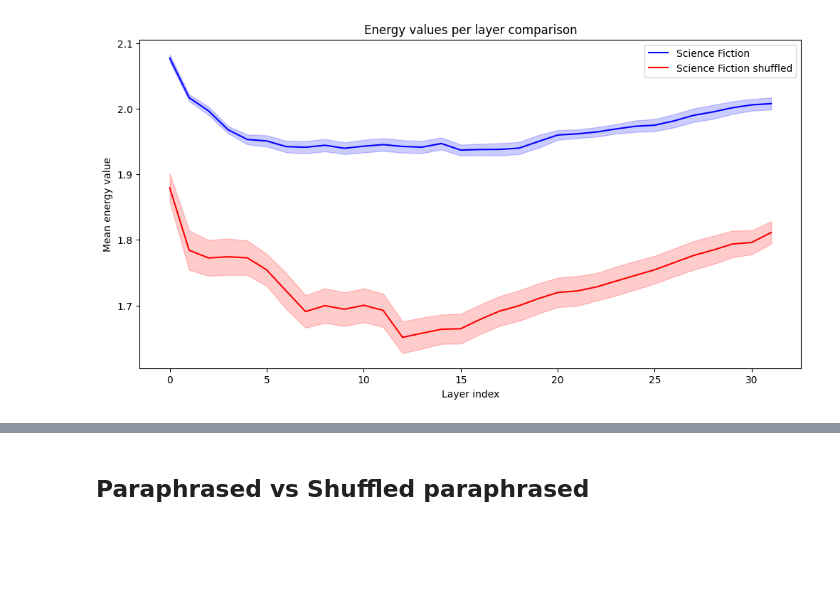
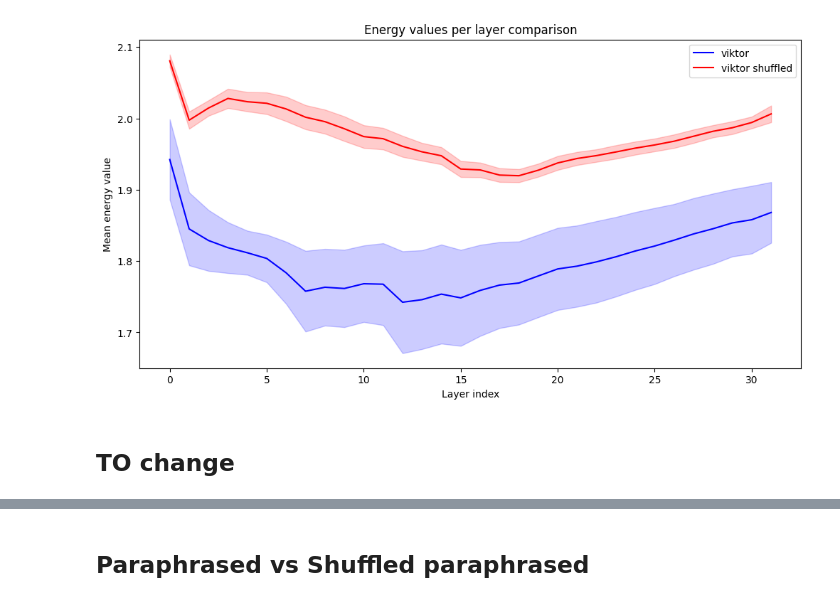
Before and after one commit to joaocnvdias/mech-i-coherence, a Jupyter notebook: vector-fields/development/layer-plot.ipynb, the cells around one changed output, grey strips where cells are left out. Cells and saved outputs as stored; diff of their text form; code cells hidden in the pictures; blank space fills up the shorter version.

Commit message:
refactoring plotting notebook + bug fixes

```diff
--- a/vector-fields/development/layer-plot.ipynb
+++ b/vector-fields/development/layer-plot.ipynb
@@ -318,0 +430,12 @@ for i in range(shuffled_input_ids.shape[0]):
+# %%
+tokenizer.padding_side = "right"
+
+viktor_model_inputs, viktor_ids, shuffled_viktor_ids = prompt_to_shuffled(prompt_type="generation", prompt_topic="viktor", tokenizer=tokenizer, terminators=terminators, device=device, rng=rng)
+viktor_energies_right = inference_loop(viktor_ids, viktor_model_inputs, tokenizer, shuffle = False, skip_tokens = False)
+shuffled_viktor_energies_right = inference_loop(shuffled_viktor_ids, viktor_model_inputs, tokenizer, shuffle = True, skip_tokens = False)
+# %%
+tokenizer.padding_side = "left"
+
+viktor_model_inputs, viktor_ids, shuffled_viktor_ids = prompt_to_shuffled(prompt_type="generation", prompt_topic="viktor", tokenizer=tokenizer, terminators=terminators, device=device, rng=rng)
+viktor_energies_left = inference_loop(viktor_ids, viktor_model_inputs, tokenizer, shuffle = False, skip_tokens = False)
+shuffled_viktor_energies_left = inference_loop(shuffled_viktor_ids, viktor_model_inputs, tokenizer, shuffle = True, skip_tokens = False)
@@ -318,0 +480,28 @@ for i in range(shuffled_input_ids.shape[0]):
+# %%
+#both padding on right
+plt.figure(figsize=(12, 6))
+
+all_lists = [
+    ("viktor", good_viktor, "blue"),
+    ("viktor shuffled", bad_viktor, "red"),
+]
+
+for name, energy_list, color in all_lists:
+    # Stack tensors to 2D array and convert to float32
+    data = torch.stack([t.float() for t in energy_list]).numpy()
+
+    # Compute mean and std across layers (or generations) for each neuron index
+    mean_vals = np.mean(data, axis=0)
+    std_vals = np.std(data, axis=0)
+
+    x = np.arange(data.shape[1])
+
+    # Plot mean line with shaded variance
+    plt.plot(x, mean_vals, label=name, color=color)
+    plt.fill_between(x, mean_vals - std_vals, mean_vals + std_vals, color=color, alpha=0.2)
+
+plt.xlabel('Layer index')
+plt.ylabel('Mean energy value')
+plt.title('Energy values per layer comparison')
+plt.legend()
+plt.show()
@@ -319,32 +510,35 @@ for i in range(shuffled_input_ids.shape[0]):
 # %%
+#both padding on left
 plt.figure(figsize=(12, 6))
 
 all_lists = [
-    ("Science Fiction", good_energies, "blue"),
-    ("Science Fiction shuffled", bad_energies, "red"),
+    ("viktor", good_viktor, "blue"),
+    ("viktor shuffled", bad_viktor, "red"),
 ]
 
 for name, energy_list, color in all_lists:
     # Stack tensors to 2D array and convert to float32
     data = torch.stack([t.float() for t in energy_list]).numpy()
 
     # Compute mean and std across layers (or generations) for each neuron index
     mean_vals = np.mean(data, axis=0)
     std_vals = np.std(data, axis=0)
 
     x = np.arange(data.shape[1])
 
     # Plot mean line with shaded variance
     plt.plot(x, mean_vals, label=name, color=color)
     plt.fill_between(x, mean_vals - std_vals, mean_vals + std_vals, color=color, alpha=0.2)
 
 plt.xlabel('Layer index')
 plt.ylabel('Mean energy value')
 plt.title('Energy values per layer comparison')
 plt.legend()
 plt.show()
 # %% [output]
-[figure, old version]
+[figure, new version]
+# %% [markdown]
+## TO change
 # %%
 def gen_prompt_and_shuffle(prompt_type, prompt_topic, tokenizer, device, terminators, num_gens = 100):
     prompt = load_prompts(prompt_type, prompt_topic)
```
Also changed, not shown: parts of 51 cells of this notebook.
